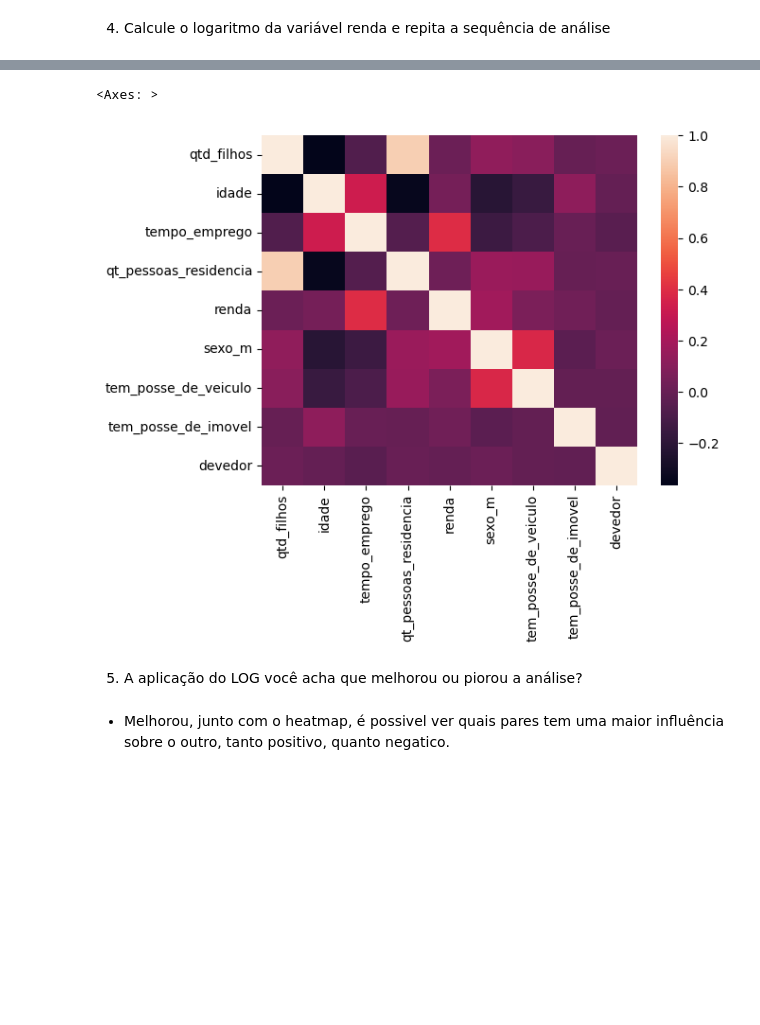
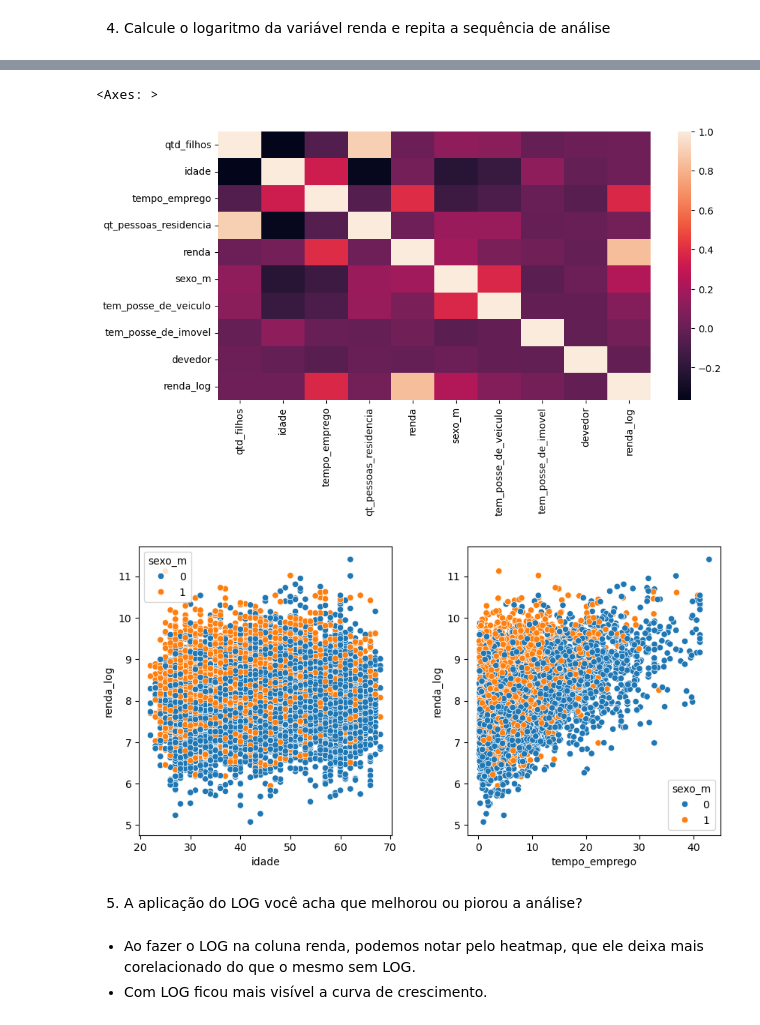
Before and after one commit to r7melo/EBAC-exercicios, a Jupyter notebook: mod10/M10E01.ipynb, the cells around one changed output, grey strips where cells are left out. Drawn from its saved outputs; the diff is of its cells as text; code cells hidden in the pictures; blank space fills up the shorter version.

```diff
--- a/mod10/M10E01.ipynb
+++ b/mod10/M10E01.ipynb
@@ -136,0 +124,4 @@ prevre2.corr()
+# %%
+df_log = prevre2.copy()
+df_log["renda_log"] = np.log(df_log['renda'])
+df_log
@@ -136,0 +142,3 @@ prevre2.corr()
+# %%
+df_corr = df_log.corr(numeric_only=True)
+df_corr
@@ -137,9 +157,22 @@ prevre2.corr()
 # %%
-sns.heatmap(prevre2.corr())
+sns.heatmap(df_corr)
 # %% [output]
 <Axes: >
-[figure, old version]
+[figure, new version]
+# %%
+plt.rc('figure',figsize=(10,5))
+fig, axes = plt.subplots(1,2)
+plt.subplots_adjust(wspace=0.3, hspace=0.3)
+
+ax1.set_title("LOG RENDA x IDADE ")
+ax1 = sns.scatterplot(ax=axes[0], x='idade', y='renda_log', data = df_log, hue='sexo_m')
+
+ax2.set_title("LOG RENDA x TEMPO_EMPREGO ")
+ax2 = sns.scatterplot(ax=axes[1], x='tempo_emprego', y='renda_log', data = df_log, hue='sexo_m')
+# %% [output]
+[figure, added]
 # %% [markdown]
 5) A aplicação do LOG você acha que melhorou ou piorou a análise?
-# %% [markdown]
-- Melhorou, junto com o heatmap, é possivel ver quais pares tem uma maior influência sobre o outro, tanto positivo, quanto negatico.
+# %% [markdown]
+- Ao fazer o LOG na coluna renda, podemos notar pelo heatmap, que ele deixa mais corelacionado do que o mesmo sem LOG.
+- Com LOG ficou mais visível a curva de crescimento.
```
Also changed, not shown: parts of 3 cells of this notebook.
